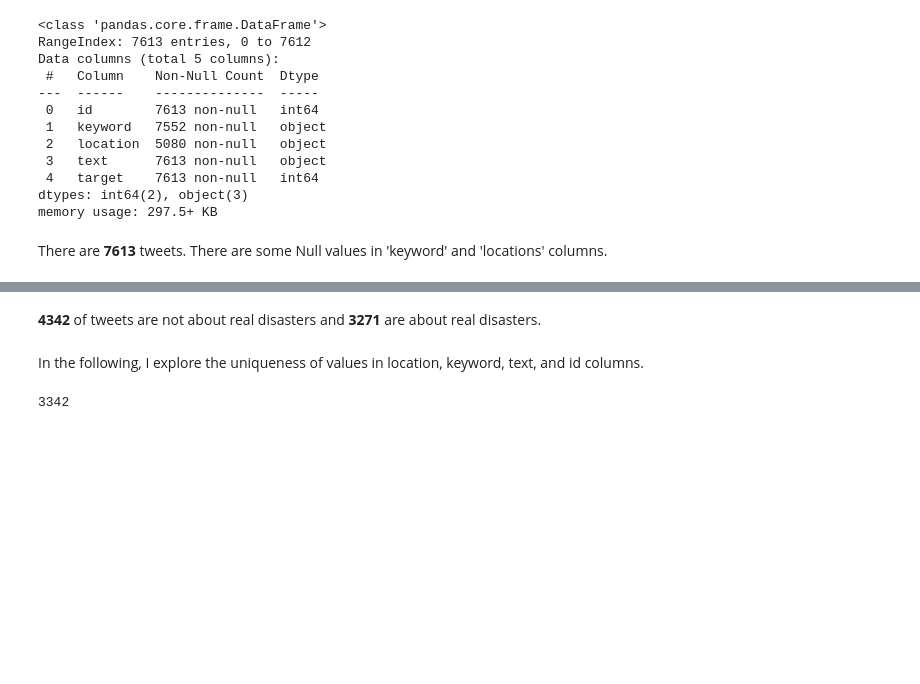
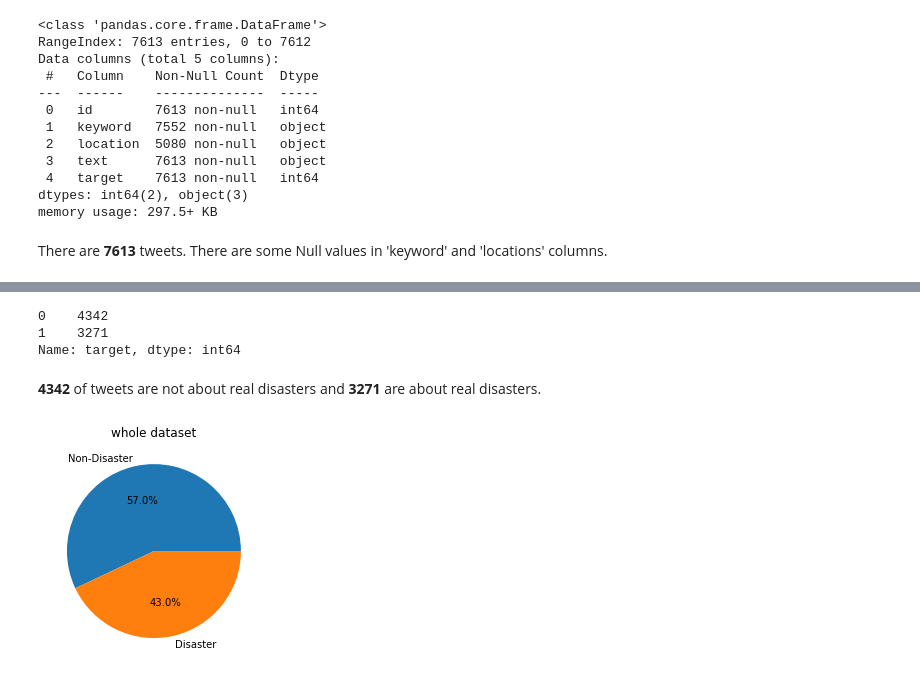
Before and after one commit to FJFard/NLP, a Jupyter notebook: Real or Not - NLP with Disaster Tweets.ipynb, the cells around one changed output, grey strips where cells are left out. Drawn from its saved outputs; the diff is of its cells as text; code cells hidden in the pictures; blank space fills up the shorter version.

Commit message:
uploaded exploration file and training model

```diff
--- a/Real or Not - NLP with Disaster Tweets.ipynb
+++ b/Real or Not - NLP with Disaster Tweets.ipynb
@@ -58,8 +54,38 @@ Name: text, dtype: int64
+# %%
+# two approches to count the number of instances in each class
+# train_df.groupby('target').text.count()
+train_df.target.value_counts()
+# %% [output]
+0    4342
+1    3271
+Name: target, dtype: int64
 # %% [markdown]
 **4342** of tweets are not about real disasters and **3271** are about real disasters.
-# %% [markdown]
-In the following, I explore the uniqueness of values in location, keyword, text, and id columns.
-# %%
-len(pd.unique(train_df.location))
-# %% [output]
-3342
+# %%
+def display_pie_target(df, title=None):
+    """Display a pie chart based on target column.
+    Input:
+        df: a datafram with a target column (0 and 1 values)
+        title: str
+    Output:
+        Display a pie chart
+    """
+
+    # sizes for each slice
+    sizes = np.array(df.target.value_counts())
+
+    # labels for classes
+    labels = 'Non-Disaster', 'Disaster'
+
+    # declare the pie chart
+    plt.pie(sizes, labels = labels, autopct='%1.1f%%')
+
+    # display the title
+    plt.title(title)
+
+    # display the chart
+    plt.show()
+# %%
+display_pie_target(train_df, 'whole dataset')
+# %% [output]
+[figure, added]
```
Also changed, not shown: parts of 34 cells of this notebook, 1 other file.
